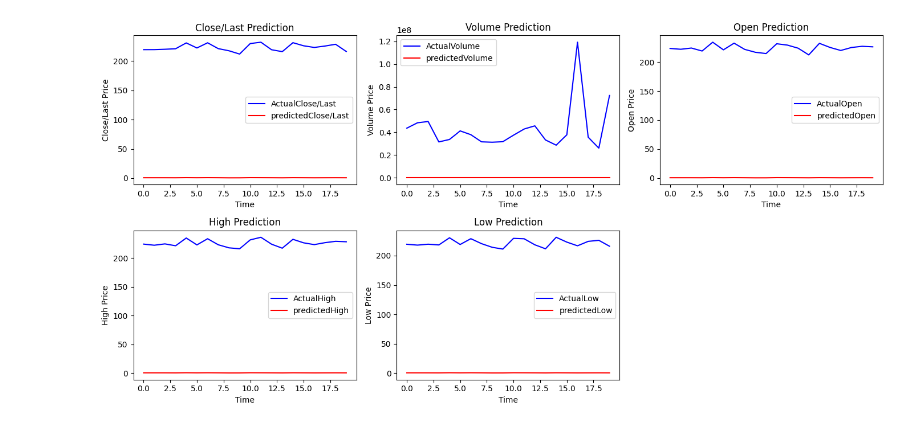
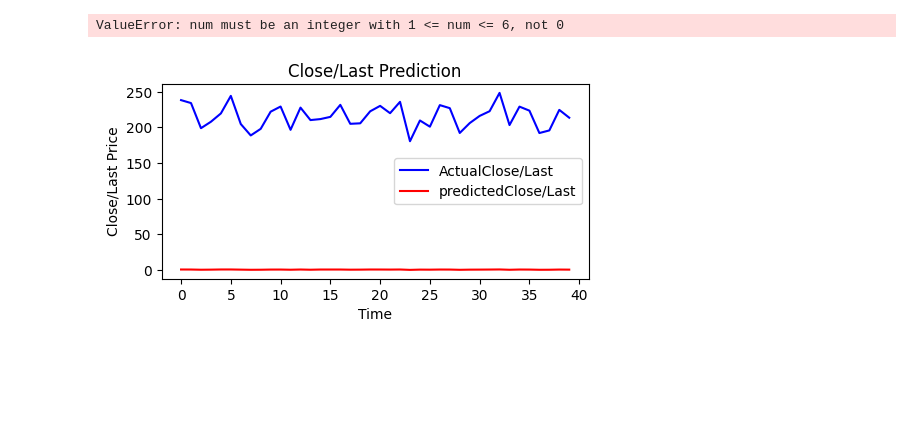
Before and after one commit to meghana2343/ADS-Project, a Jupyter notebook: stockprediction.ipynb, the cells around one changed output. Saved outputs shown, nothing was run; the diff lists cells and outputs as text; code cells hidden in the pictures; blank space fills up the shorter version.

```diff
--- a/stockprediction.ipynb
+++ b/stockprediction.ipynb
@@ -33,7 +27,2 @@ Once the file is uploaded, you can read it using pandas like this. Make sure to
-# %%
-import pandas as pd
-
-dataset = pd.read_csv('dataset.txt')
-display(dataset.head())
 # %%
 dataset.shape
@@ -80,9 +181,0 @@ dataset_scaled.head()
-# %%
-#plotting columns
-plt.rcParams['figure.figsize']=(15,5)
-figure,ax=plt.subplots(5)
-
-for ax,col in zip(ax, dataset_scaled.columns):
-    ax.plot(dataset_scaled[col])
-    ax.set_title(col)
-    ax.axes.get_xaxis().set_visible(False)
@@ -88,0 +197,16 @@ for ax,col in zip(ax, dataset_scaled.columns):
+# %%
+#plotting columns with better spacing
+figure, ax = plt.subplots(nrows=3, ncols=3, figsize=(18, 12)) # Create a 3x3 grid for 7 columns
+ax = ax.flatten() # Flatten the 2D array of axes for easy iteration
+
+for i, col in enumerate(dataset_scaled.columns):
+    ax[i].plot(dataset_scaled[col])
+    ax[i].set_title(col)
+    ax[i].axes.get_xaxis().set_visible(False)
+
+# Hide any unused subplots
+for j in range(len(dataset_scaled.columns), len(ax)):
+    figure.delaxes(ax[j])
+
+plt.tight_layout() # Adjust subplot parameters for a tight layout
+plt.show()
@@ -135,7 +299,7 @@ model.compile(optimizer='adam', loss='mean_squared_error', metrics=['RootMeanSqu
 # %%
 #early stopping condition
 early_stopping=EarlyStopping(monitor='val_loss',
-                             patience=30,
+                             patience=10,
                              restore_best_weights=True)
 # %%
 prediction = model.fit(x_train, y_train, epochs=100, batch_size=3, validation_split=0.3, callbacks=[early_stopping])
@@ -170,19 +488,20 @@ array([[0.7212145 , 0.19780093, 0.7440205 , 0.7507418 , 0.7565812 ],
 # %%
 ##3plotting the results
 
-plt.figure(figsize=(14,7))
+plt.figure(figsize=(14,5))
 for i, col in enumerate(dataset_scaled.columns):
-  plt.subplot(2,3, i+1)
+  plt.subplot(2,3, 1-i)
   plt.plot(y_test_rescaled[:,i], color='blue', label = f'Actual{col}')
   plt.plot(predictions[:, i], color='red', label= f'predicted{col}')
   plt.title(f'{col} Prediction')
   plt.xlabel('Time')
   plt.ylabel(f'{col} Price')
   plt.legend()
   plt.tight_layout()
 plt.show()
 # %% [output]
+ValueError: num must be an integer with 1 <= num <= 6, not 0
-[figure, old version]
+[figure, new version]
 # %%
 #  correlation matrix
 corr = dataset.corr(numeric_only=True)
```
Also changed, not shown: parts of 31 cells of this notebook.
